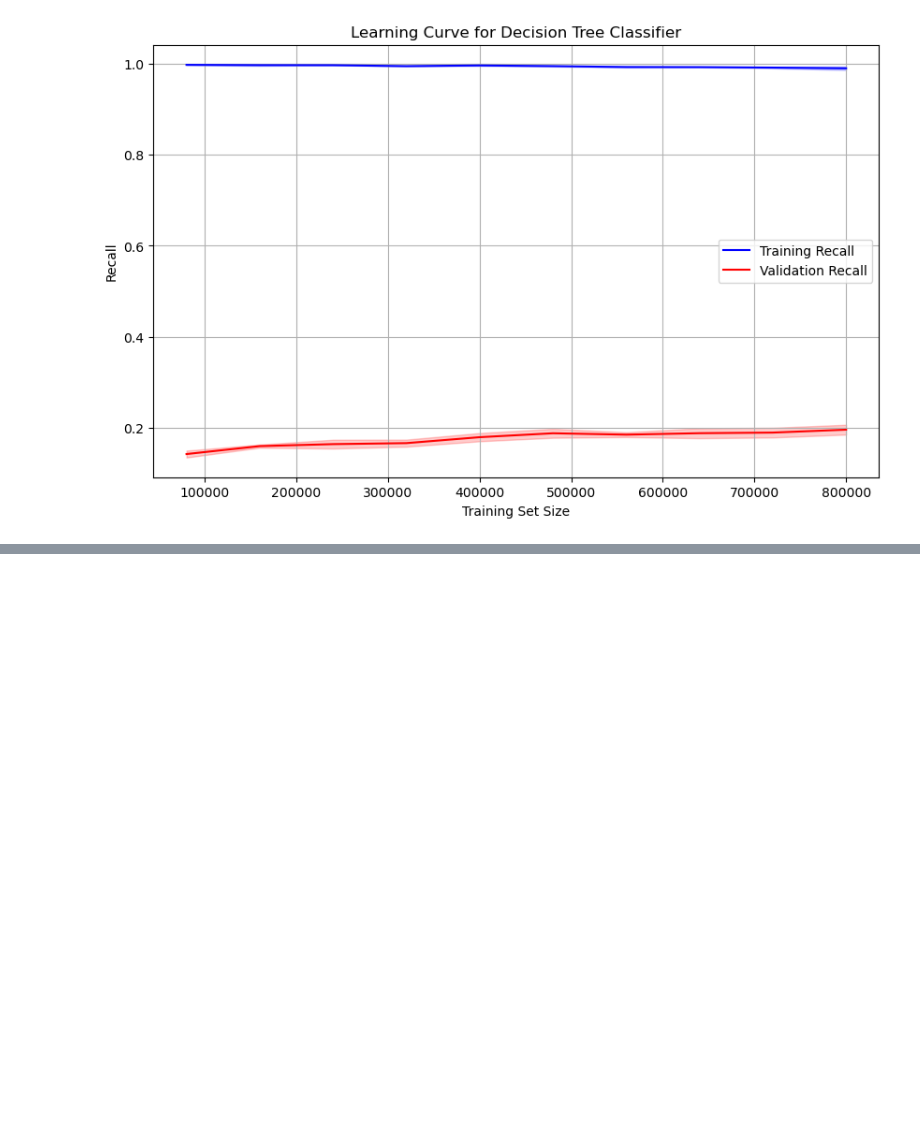
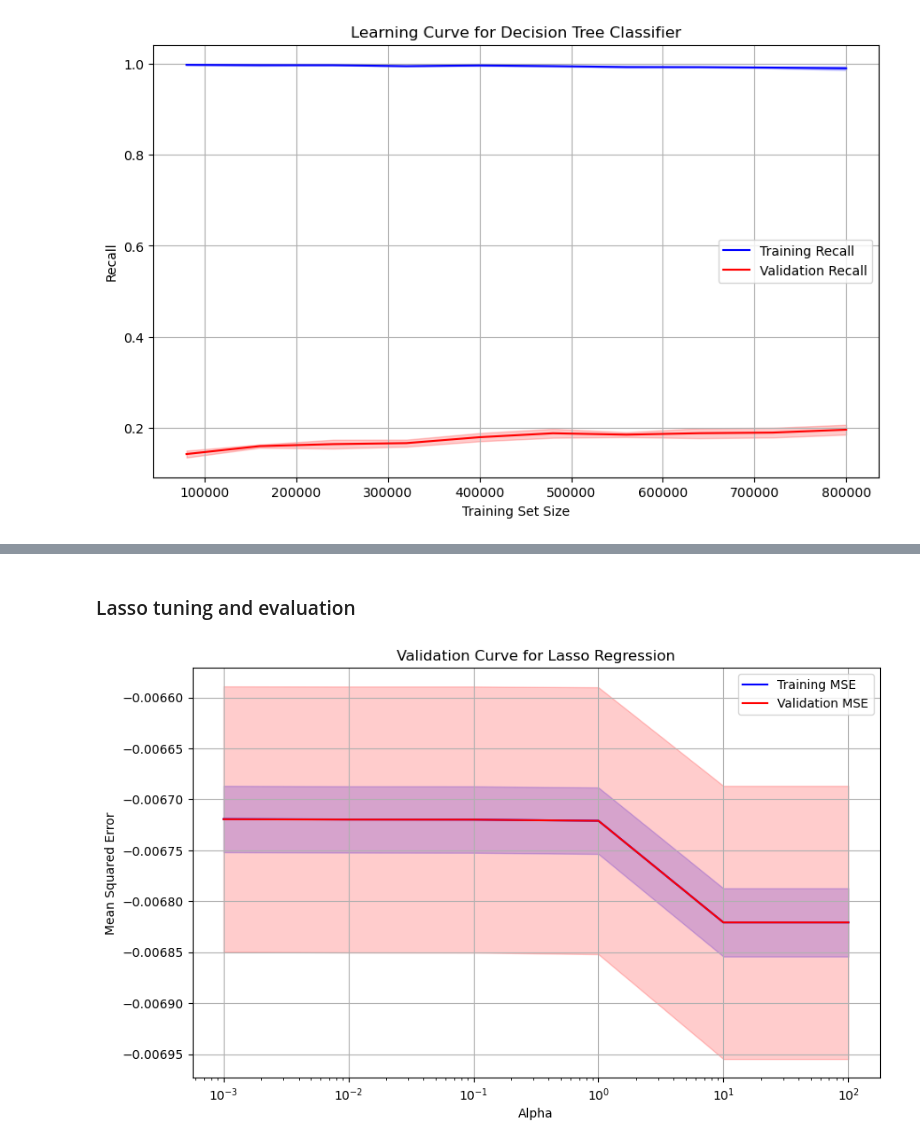
Before and after one commit to 0xkamkar/ML_Project, a Jupyter notebook: Milestone2/Traditional techniques.ipynb, the cells around one changed output, grey strips where cells are left out. Drawn from its saved outputs; the diff is of its cells as text; code cells hidden in the pictures; blank space fills up the shorter version.

```diff
--- a/Milestone2/Untitled1.ipynb
+++ b/Milestone2/Traditional techniques.ipynb
@@ -239,0 +321,32 @@ plt.show()
+# %% [markdown]
+### Lasso tuning and evaluation
+# %%
+# Define the range of values for the hyperparameter to tune (e.g., alpha)
+param_range = [0.001, 0.01, 0.1, 1.0, 10.0,100.0]
+
+
+# Compute validation curve
+train_scores, valid_scores = validation_curve(
+    lasso_regressor, X_train, y_train, param_name='alpha', param_range=param_range, cv=5, scoring='neg_mean_squared_error'
+)
+
+# Calculate mean and standard deviation of training and validation scores
+train_mean = np.mean(train_scores, axis=1)
+train_std = np.std(train_scores, axis=1)
+valid_mean = np.mean(valid_scores, axis=1)
+valid_std = np.std(valid_scores, axis=1)
+
+# Plot validation curve
+plt.figure(figsize=(10, 6))
+plt.semilogx(param_range, train_mean, label='Training MSE', color='blue')
+plt.fill_between(param_range, train_mean - train_std, train_mean + train_std, alpha=0.2, color='blue')
+plt.semilogx(param_range, valid_mean, label='Validation MSE', color='red')
+plt.fill_between(param_range, valid_mean - valid_std, valid_mean + valid_std, alpha=0.2, color='red')
+plt.title('Validation Curve for Lasso Regression')
+plt.xlabel('Alpha')
+plt.ylabel('Mean Squared Error')
+plt.legend()
+plt.grid(True)
+plt.show()
+# %% [output]
+[figure, added]
```
Also changed, not shown: parts of 19 cells of this notebook.
